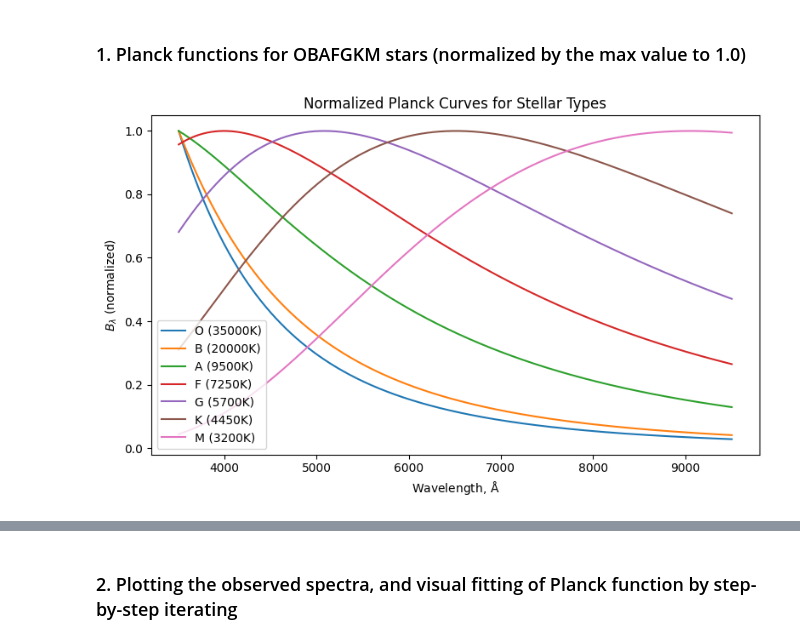
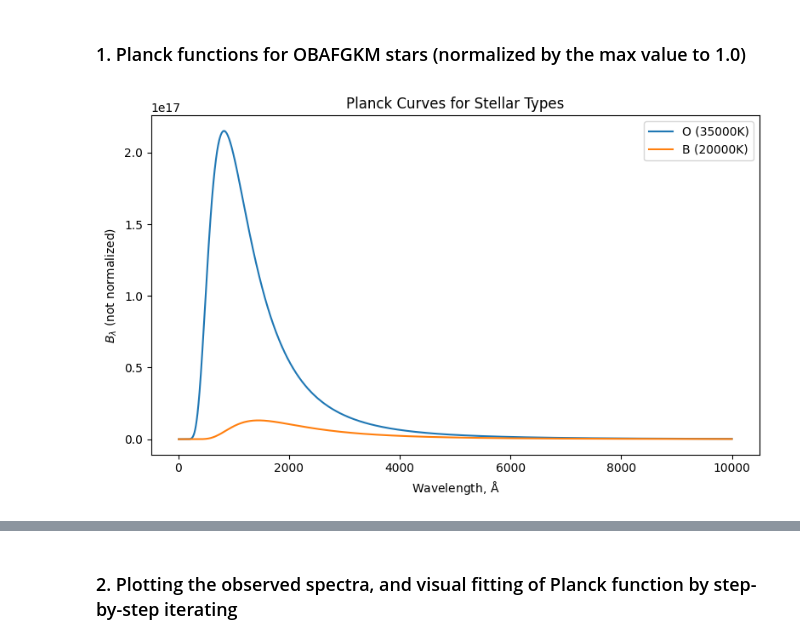
Before and after one commit to ASTR0MNSTR/univ_codes, a Jupyter notebook: 2025_2026/01-atm/Planck/planck.ipynb, the cells around one changed output, grey strips where cells are left out. Drawn from its saved outputs; the diff is of its cells as text; code cells hidden in the pictures.

Commit message:
planck-final-change

```diff
--- a/2025_2026/01-atm/Planck/planck.ipynb
+++ b/2025_2026/01-atm/Planck/planck.ipynb
@@ -49,17 +49,23 @@ types = ['O', 'B', 'A', 'F', 'G', 'K', 'M']
 temps = [35000, 20000, 9500, 7250, 5700, 4450, 3200]
 colors = ['blue', 'deepskyblue', 'grey', 'yellow', 'orange', 'red', 'darkred']
 # %%
-plt.figure(figsize=(8,5))
-for t, T in zip(types, temps):
-    B = planck(wavelengths, T)
-    B_norm = B / B.max()
-    plt.plot(wavelengths, B_norm, label=f'{t} ({T}K)')
+fig, ax = plt.subplots(1, 1, figsize=(8,5))
 
-plt.xlabel(r'Wavelength, ${\rm \AA}$')
-plt.ylabel(r'$B_{\lambda}$ (normalized)')
-plt.title('Normalized Planck Curves for Stellar Types')
-plt.legend()
-plt.tight_layout()
+wave = np.arange(10, 10000, 1)
+
+for t, T in zip(types[:2], temps[:2]):
+    B = planck(wave, T)
+    B_norm = B
+    ax.plot(wave, B_norm, label=f'{t} ({T}K)')
+
+ax.set_xlabel(r'Wavelength, ${\rm \AA}$')
+ax.set_ylabel(r'$B_{\lambda}$ (not normalized)')
+ax.set_title('Planck Curves for Stellar Types')
+ax.legend()
+
+# ax.set_yscale('log')
+
+fig.tight_layout()
 plt.show()
 # %% [output]
-[figure, old version]
+[figure, new version]
```
Also changed, not shown: parts of 3 cells of this notebook.
